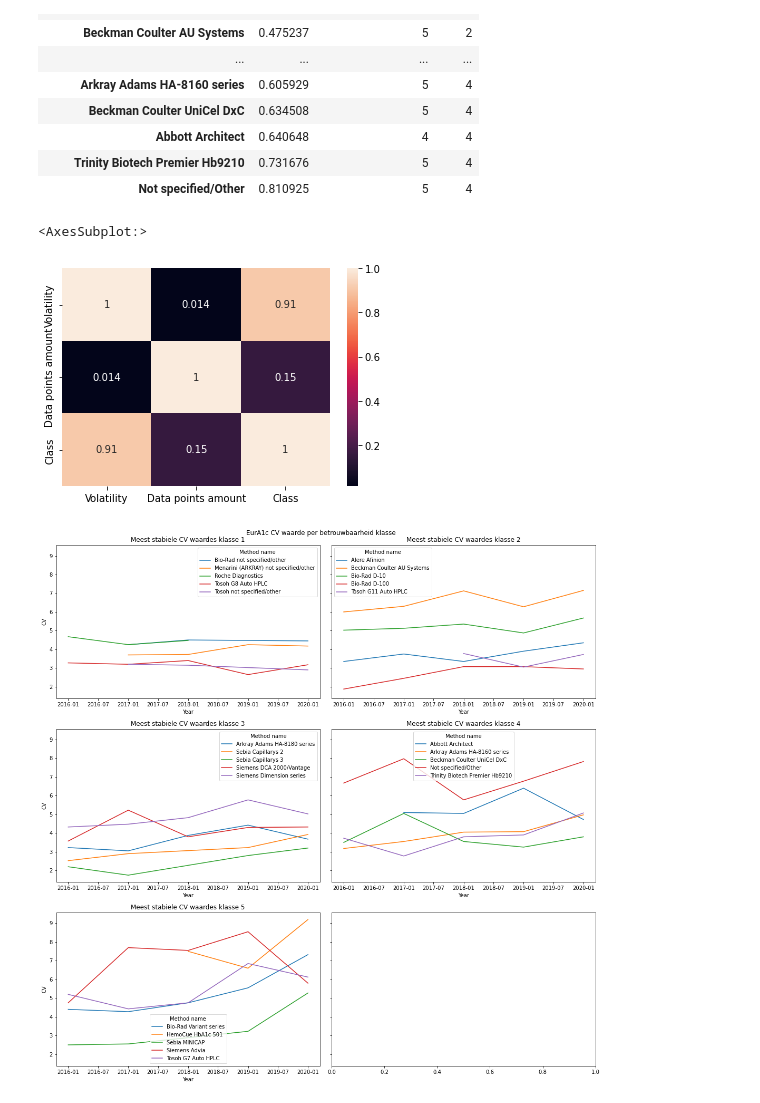
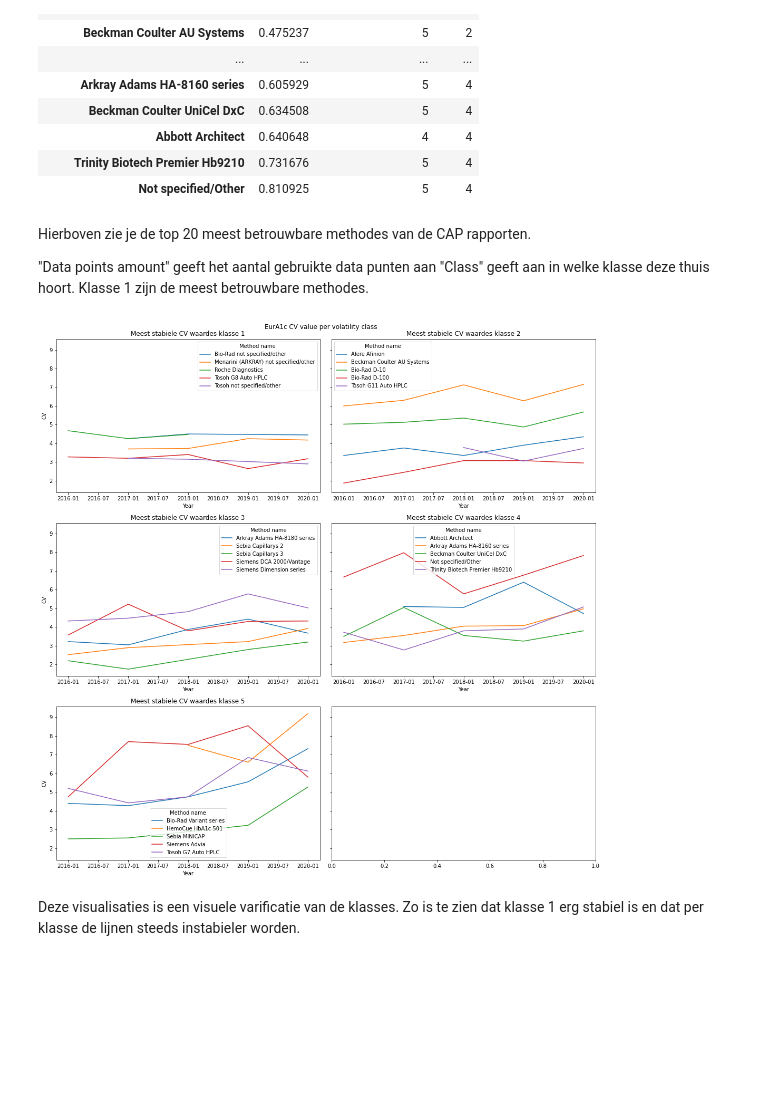
Before and after one commit to DSa-HbA1c/Predictions, a Jupyter notebook: volatility.ipynb, the cells around one changed output. Cells and saved outputs as stored; diff of their text form; code cells hidden in the pictures; blank space fills up the shorter version.

```diff
--- a/volatility.ipynb
+++ b/volatility.ipynb
@@ -106,24 +206,41 @@ plt.show()
 # %%
+# EurA1c
 df = eur_cv.copy()
 
+# Haal elke methode op die in de EurA1c data aanwezig is
+# Wordt een lijst []
 methods = eur_cv.index.get_level_values(0).unique()
 
+# Maak een lege dataset aan die we gaan vullen
 volatility = pd.DataFrame(columns=["Method", "Volatility", "Data points amount"])
 
+# Minimum van de data points om een vertekend beeld te voorkomen
+minYears = 3
+
+# Ga door alle methodes heen
 for method in methods:
-    if len(df.loc[method]) < 3:
+    # Als de methode minder data punten bevat dan het minimum, dan wordt deze methode overgeslagen
+    if len(df.loc[method]) < minYears:
         continue
+    # Haal de CV waardes per jaar op van de methode
     cvs = df.loc[method]
+
+    # Bereken de betrouwbaarheid van de CV waarde per jaar
     variance = cvs.std(ddof=0)[0]
+
+    # Voeg de methode toe aan de betrouwbaarheid dataset
     volatility = pd.concat([volatility, pd.DataFrame({"Method": [method], "Volatility": [variance]})])
 
+# Sorteer de dataset op betrouwbaarheid
 volatility.sort_values(by=["Volatility"], inplace=True)
 volatility.reset_index(drop=True, inplace=True)
 volatility.set_index("Method", inplace=True)
 
+# Voeg aan de betrouwbaarheid dataset het aantal data punten toe
 for method in methods:
     volatility.loc[method, "Data points amount"] = len(df.loc[method])
 
+# Loop waarmee je classes toevoegd aan de betrouwbaarheid dataset
 classes = []
 count = 0
 while count < len(volatility):
@@ -154,36 +271,57 @@ volatility.head(20)
 | Abbott Architect | 0.640648 | 4 | 4 |
 | Trinity Biotech Premier Hb9210 | 0.731676 | 5 | 4 |
 | Not specified/Other | 0.810925 | 5 | 4 |
-# %%
-import seaborn as sns
-sns.heatmap(volatility.corr(), annot=True)
-# %% [output]
-<AxesSubplot:>
-[figure, removed]
+# %% [markdown]
+Hierboven zie je de top 20 meest betrouwbare methodes van de CAP rapporten.
+
+"Data points amount" geeft het aantal gebruikte data punten aan
+"Class" geeft aan in welke klasse deze thuis hoort. Klasse 1 zijn de meest betrouwbare methodes.
 # %%
 import numpy as np
 from math import ceil, floor
-df["Class"] = np.nan
 
+# Maak in de algemene dataset een kolom aan met de klassen
+df_cap = df.copy()
+df_cap["Class"] = np.nan
+
+# Match de klassen aan de klassen in de betrouwbaarheid dataset en vul de algemene dataset daarmee
 for method in volatility.index:
-    df.loc[method, "Class"] = volatility.loc[method, "Class"]
+    df_cap.loc[method, "Class"] = volatility.loc[method, "Class"]
 
-class_amount = int(df["Class"].max())
+# Wat plot magie
+# Aantal klassen
+class_amount = int(df_cap["Class"].max())
 
-rows = ceil(class_amount / 5)
-columns = ceil(class_amount / 2)
+# Hoeveel rijen er nodig zijn
+columns = ceil(class_amount / 5)
 
-fig, axes = plt.subplots(columns, rows, figsize=(15, 15), sharey=True, squeeze=False)
+# Hoeveel kolommen er nodig zijn
+rows = ceil(class_amount / 2)
 
-fig.suptitle("EurA1c CV waarde per betrouwbaarheid klasse")
+# Maak een figuur aan met de juiste grootte en aantal rijen en kolommen
+# Zorg dat de Y-as wordt gedeeld, zodat de verschillen duidelijker te zien zijn
+fig, axes = plt.subplots(rows, columns, figsize=(15, 15), sharey=True, squeeze=False)
 
+# Geef een titel aan het figuur
+fig.suptitle("EurA1c CV value per volatility class")
+
+# Plot elke klasse op de juiste plaats
 for i in range(1, class_amount):
-    selection = df.loc[df["Class"] == i]
-    x = (i - 1) % rows
-    y = floor((i - 1) / rows)
+    # Selecteer de datapunten van de klasse
+    selection = df_cap.loc[df_cap["Class"] == i]
+
+    # Bepaal de X en Y (in welke grafiek en welke kolom deze klasse moet komen)
+    x = (i - 1) % columns
+    y = floor((i - 1) / columns)
+
+    # Zet de juiste titel bij de juiste grafiek
     axes[y, x].set_title(f"Meest stabiele CV waardes klasse {i}")
+
+    # Plot de data punten van de klassen in de juiste grafiek
     sns.lineplot(ax=axes[y, x], data=selection, x="Year", y="CV", hue="Method name")
 fig.tight_layout()
 plt.show()
 # %% [output]
-[figure, old version]
+[figure, new version]
+# %% [markdown]
+Deze visualisaties is een visuele varificatie van de klasses. Zo is te zien dat klasse 1 erg stabiel is en dat per klasse de lijnen steeds instabieler worden.
```
Also changed, not shown: parts of 21 cells of this notebook, 1 other file.
